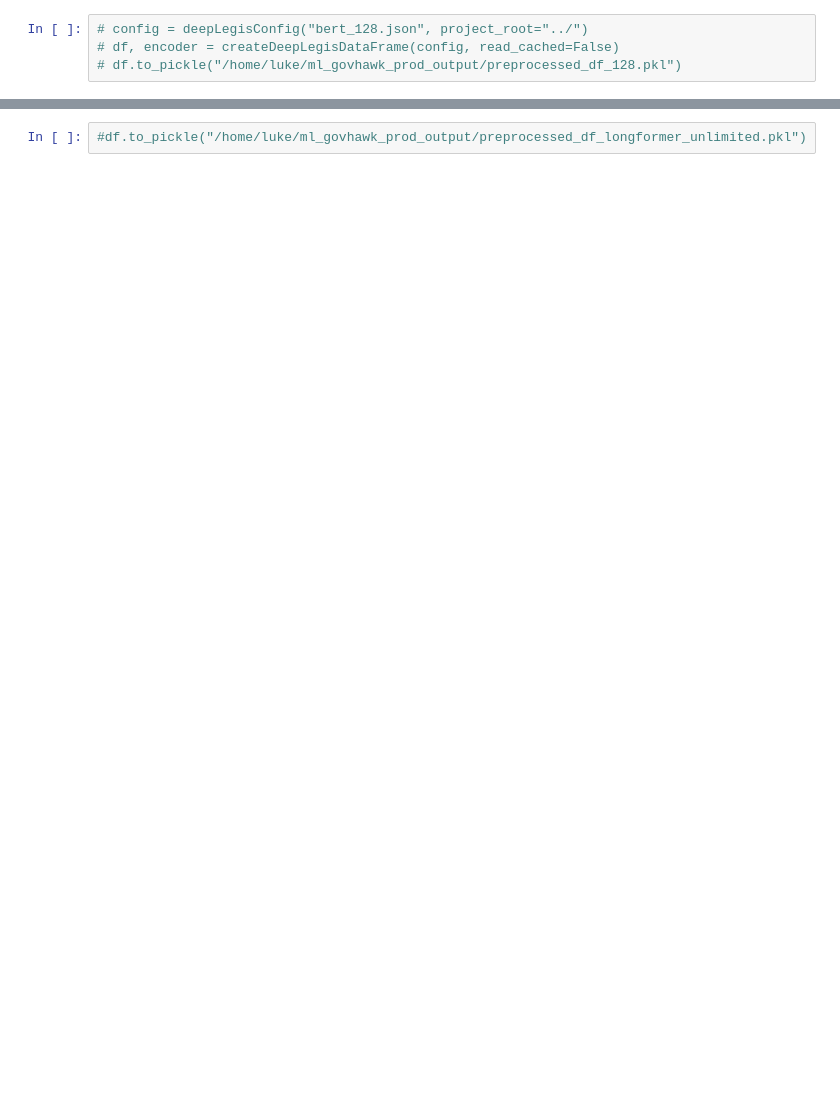
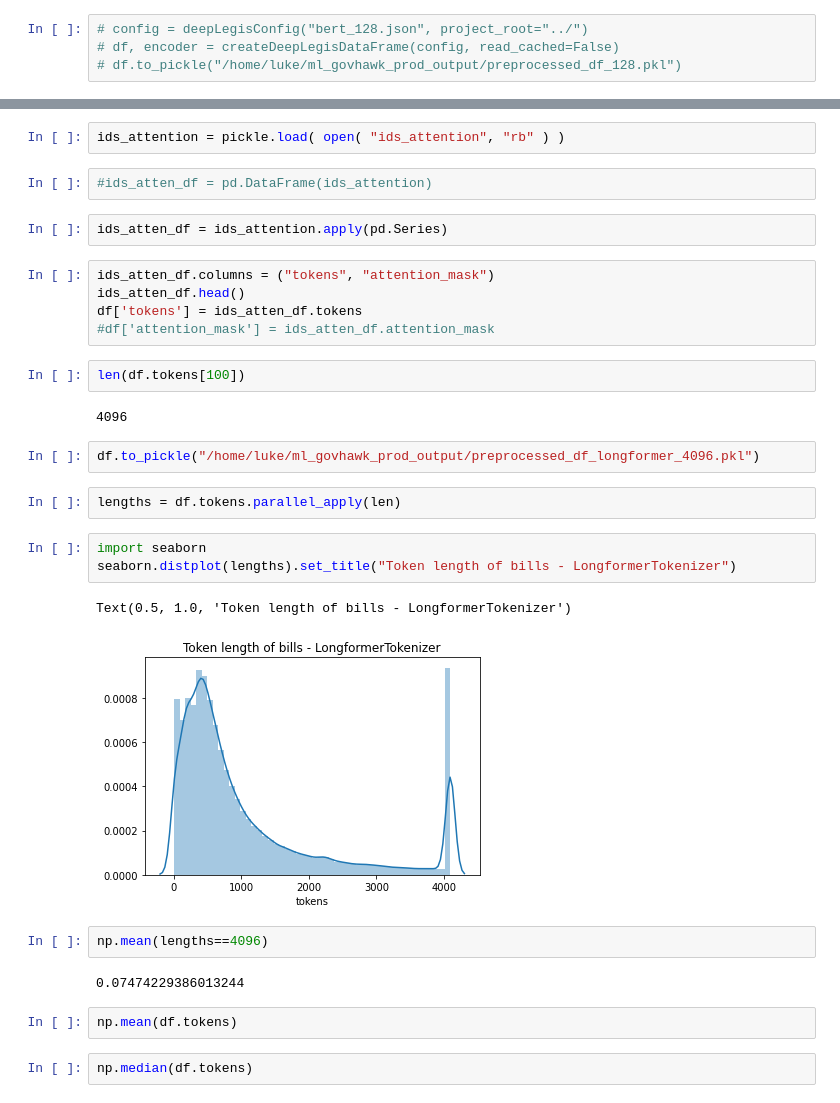
Before and after one commit to lukevancleve/govhawk_ml, a Jupyter notebook: notebooks/3-Pretokenize-text.ipynb, the cells around one changed output, grey strips where cells are left out. Cells and saved outputs as stored; diff of their text form; blank space fills up the shorter version.

```diff
--- a/notebooks/3-Pretokenize-text.ipynb
+++ b/notebooks/3-Pretokenize-text.ipynb
@@ -54,2 +80,33 @@ Tokenized in 127.19514717706667 min -  7631.7088 seconds
+# %%
+ids_attention = pickle.load( open( "ids_attention", "rb" ) )
+# %%
+#ids_atten_df = pd.DataFrame(ids_attention)
+# %%
+ids_atten_df = ids_attention.apply(pd.Series)
+# %%
+ids_atten_df.columns = ("tokens", "attention_mask")
+ids_atten_df.head()
+df['tokens'] = ids_atten_df.tokens
+#df['attention_mask'] = ids_atten_df.attention_mask
+# %%
+len(df.tokens[100])
+# %% [output]
+4096
 # %%
-#df.to_pickle("/home/luke/ml_govhawk_prod_output/preprocessed_df_longformer_unlimited.pkl")
+df.to_pickle("/home/luke/ml_govhawk_prod_output/preprocessed_df_longformer_4096.pkl")
+# %%
+lengths = df.tokens.parallel_apply(len)
+# %%
+import seaborn
+seaborn.distplot(lengths).set_title("Token length of bills - LongformerTokenizer")
+# %% [output]
+Text(0.5, 1.0, 'Token length of bills - LongformerTokenizer')
+[figure, added]
+# %%
+np.mean(lengths==4096)
+# %% [output]
+0.07474229386013244
+# %%
+np.mean(df.tokens)
+# %%
+np.median(df.tokens)
```
Also changed, not shown: parts of 6 cells of this notebook, 10 other files.
